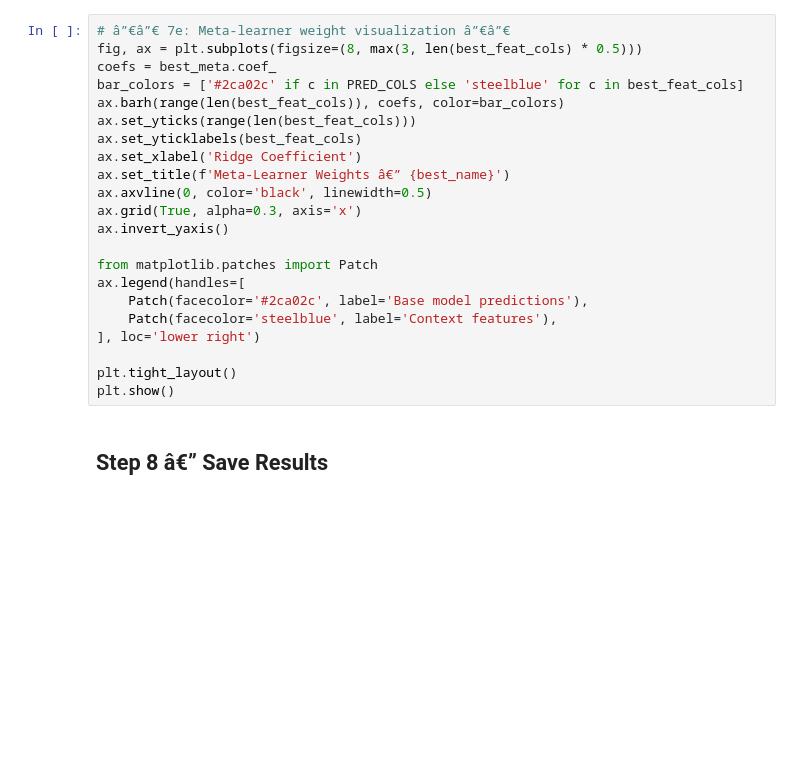
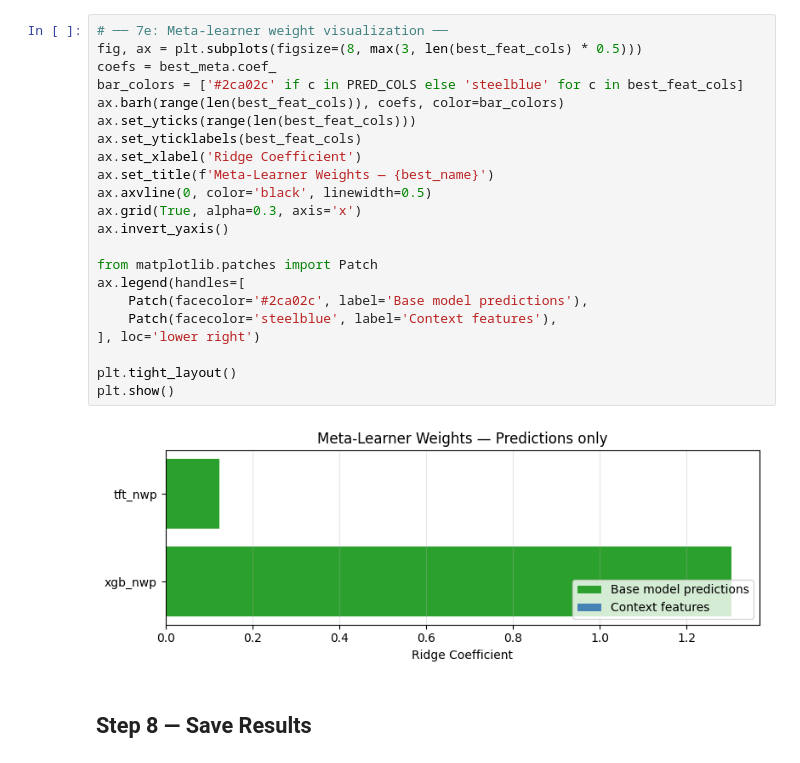
Before and after one commit to tommasozf/ML-solar-forecast, a Jupyter notebook: cadiz_analysis/8_stacking_ensemble.ipynb, the cells around one changed output. Drawn from its saved outputs; the diff is of its cells as text; blank space fills up the shorter version.

```diff
--- a/cadiz_analysis/8_stacking_ensemble.ipynb
+++ b/cadiz_analysis/8_stacking_ensemble.ipynb
@@ -582,25 +684,27 @@ plt.show()
 # %%
-# â”€â”€ 7e: Meta-learner weight visualization â”€â”€
+# ── 7e: Meta-learner weight visualization ──
 fig, ax = plt.subplots(figsize=(8, max(3, len(best_feat_cols) * 0.5)))
 coefs = best_meta.coef_
 bar_colors = ['#2ca02c' if c in PRED_COLS else 'steelblue' for c in best_feat_cols]
 ax.barh(range(len(best_feat_cols)), coefs, color=bar_colors)
 ax.set_yticks(range(len(best_feat_cols)))
 ax.set_yticklabels(best_feat_cols)
 ax.set_xlabel('Ridge Coefficient')
-ax.set_title(f'Meta-Learner Weights â€” {best_name}')
+ax.set_title(f'Meta-Learner Weights — {best_name}')
 ax.axvline(0, color='black', linewidth=0.5)
 ax.grid(True, alpha=0.3, axis='x')
 ax.invert_yaxis()
 
 from matplotlib.patches import Patch
 ax.legend(handles=[
     Patch(facecolor='#2ca02c', label='Base model predictions'),
     Patch(facecolor='steelblue', label='Context features'),
 ], loc='lower right')
 
 plt.tight_layout()
 plt.show()
+# %% [output]
+[figure, added]
 # %% [markdown]
-## Step 8 â€” Save Results
+## Step 8 — Save Results
 # %%
```
Also changed, not shown: parts of 26 cells of this notebook, 1 other file.
